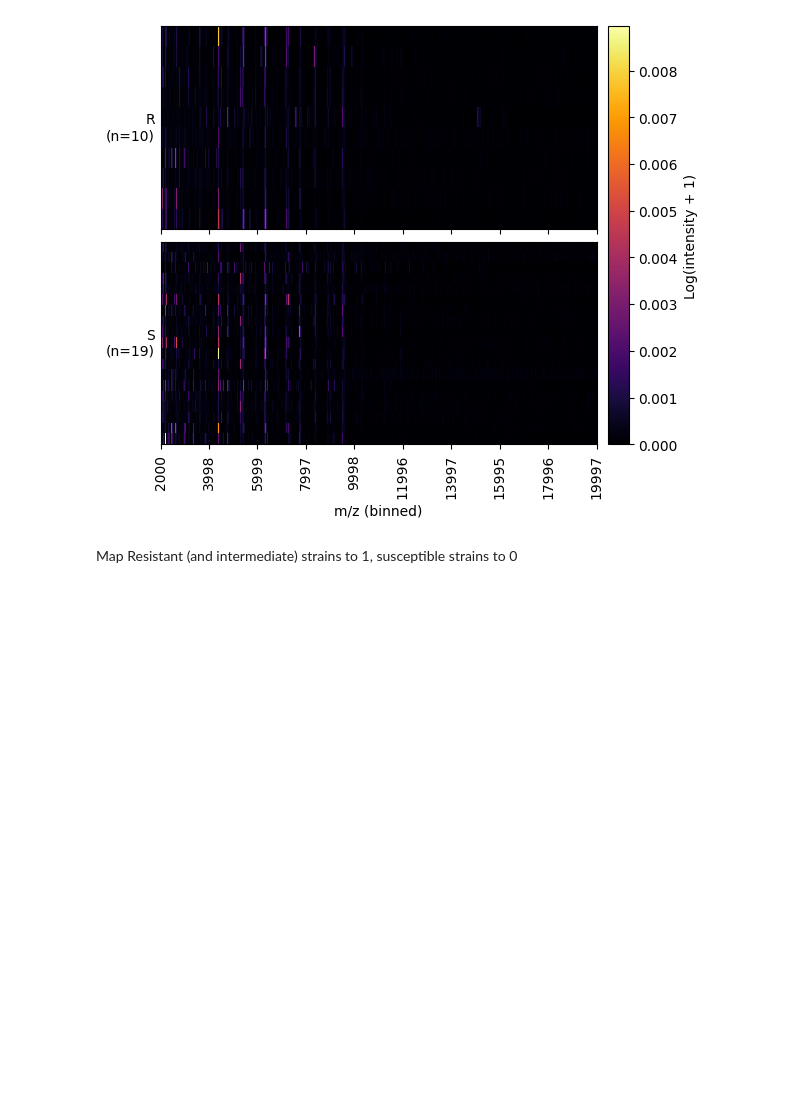
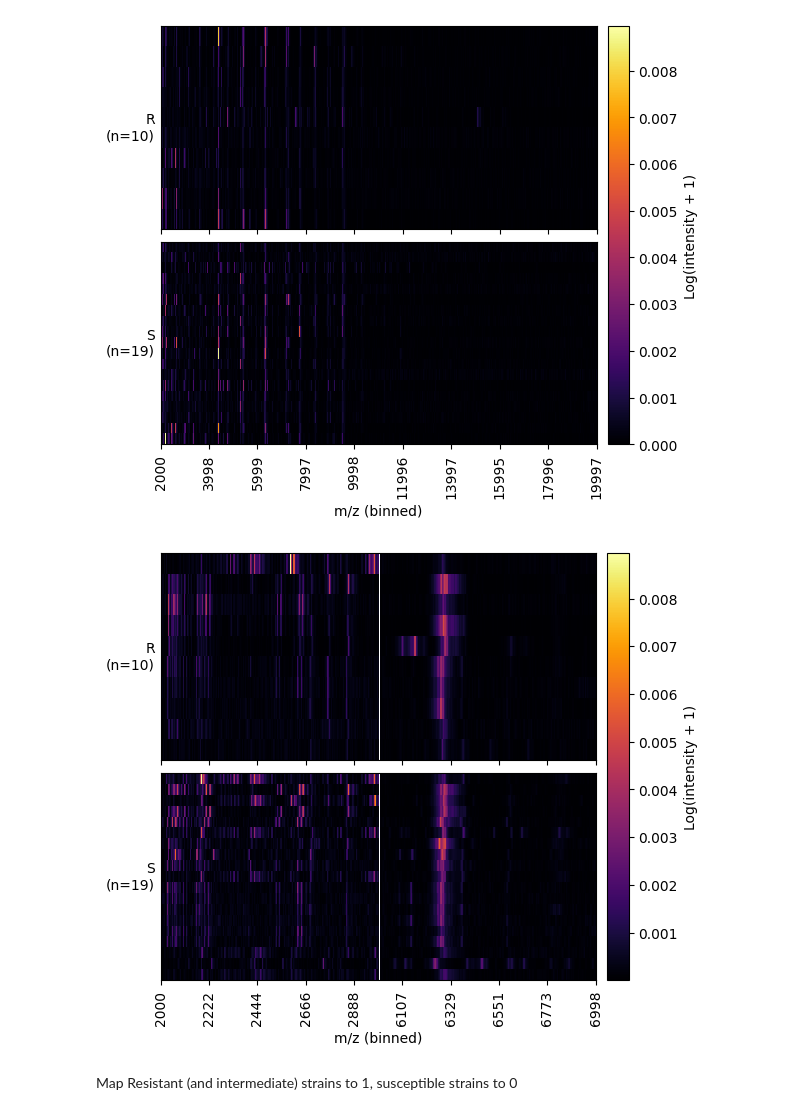
Before and after one commit to EttoreRocchi/MaldiAMRKit, a Jupyter notebook: docs/quick_guide.ipynb, the cells around one changed output. Drawn from its saved outputs; the diff is of its cells as text; code cells hidden in the pictures; blank space fills up the shorter version.

```diff
--- a/docs/quick_guide.ipynb
+++ b/docs/quick_guide.ipynb
@@ -106,6 +106,12 @@ Plot pseudogel visualization
 _ = data.plot_pseudogel()
 # %% [output]
 [figure]
+# %%
+_ = data.plot_pseudogel(
+    regions=[(2000, 3000), (6000, 7000)]
+)
+# %% [output]
+[figure, added]
 # %% [markdown]
 Map Resistant (and intermediate) strains to 1, susceptible strains to 0
 # %%
```
Also changed, not shown: parts of 4 cells of this notebook.
